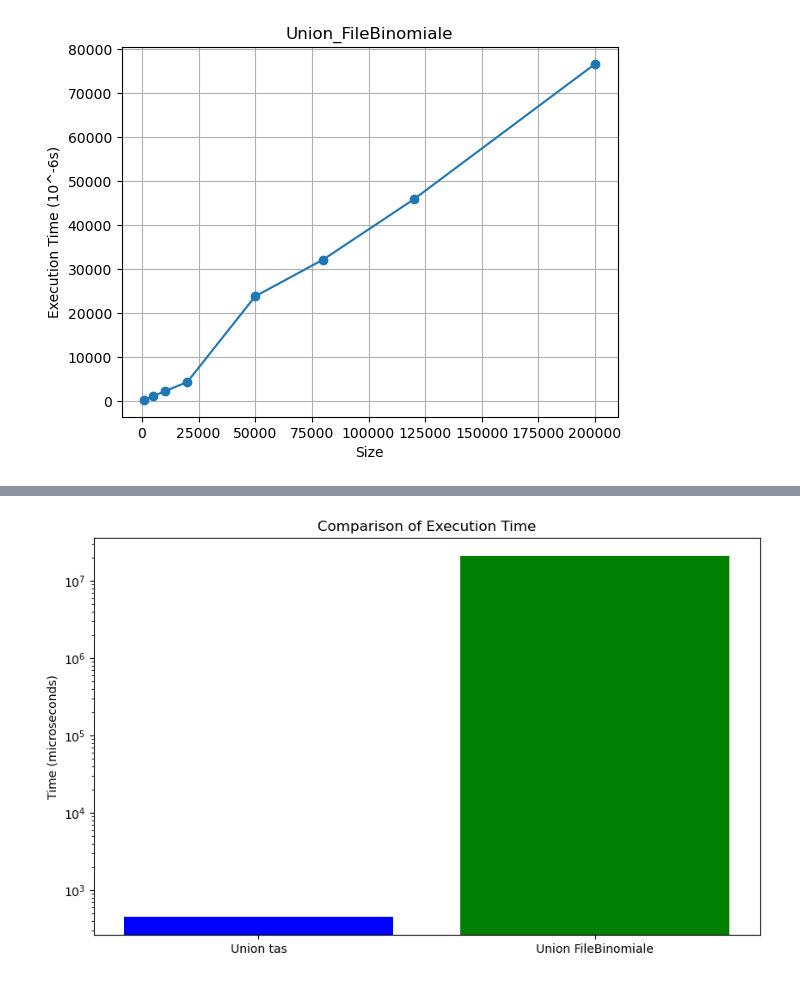
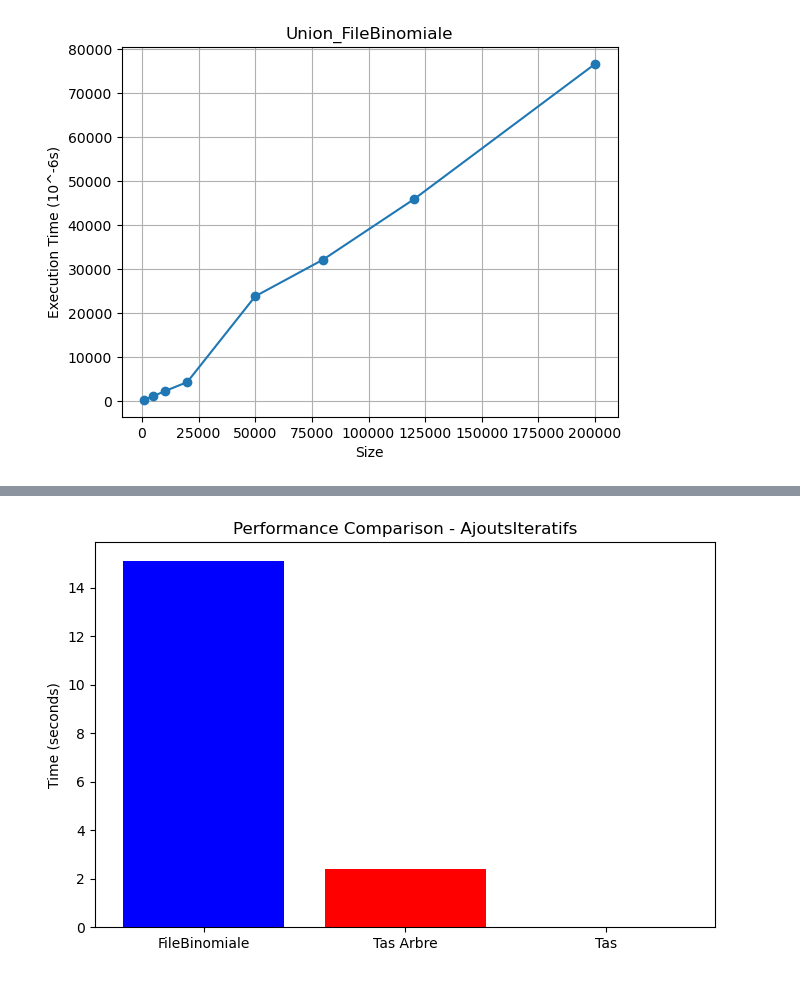
Before and after one commit to Mengxiao-LI/projet_algo, a Jupyter notebook: Graphe.ipynb, the cells around one changed output, grey strips where cells are left out. Drawn from its saved outputs; the diff is of its cells as text; code cells hidden in the pictures.

```diff
--- a/Graphe.ipynb
+++ b/Graphe.ipynb
@@ -178,16 +130,16 @@ plt.show()
-# %%
-import matplotlib.pyplot as plt
-
-# 测试数据
-methods = ['Union tas', 'Union FileBinomiale']
-times = [452, 20736446]  # 微秒
-
-# 绘制直方图
-plt.figure(figsize=(10, 6))
-plt.bar(methods, times, color=['blue', 'green'])
-plt.ylabel('Time (microseconds)')
-plt.title('Comparison of Execution Time')
-plt.yscale('log')  # 使用对数刻度，因为时间差异很大
-plt.show()
-# %% [output]
-[figure, removed]
+# %%
+import matplotlib.pyplot as plt
+
+# 时间数据（秒）
+times_fb = 15.12074
+times_tas_arbre = 2.405603
+times_tas = 0.001159
+
+# 创建柱状图
+plt.figure(figsize=(8, 5))
+plt.bar(['FileBinomiale', 'Tas Arbre', 'Tas'], [times_fb, times_tas_arbre, times_tas], color=['blue', 'red', 'green'])
+plt.title("Performance Comparison - AjoutsIteratifs")
+plt.ylabel("Time (seconds)")
+plt.show()
+# %% [output]
+[figure, added]
```
Also changed, not shown: parts of 6 cells of this notebook, 3 other files.
